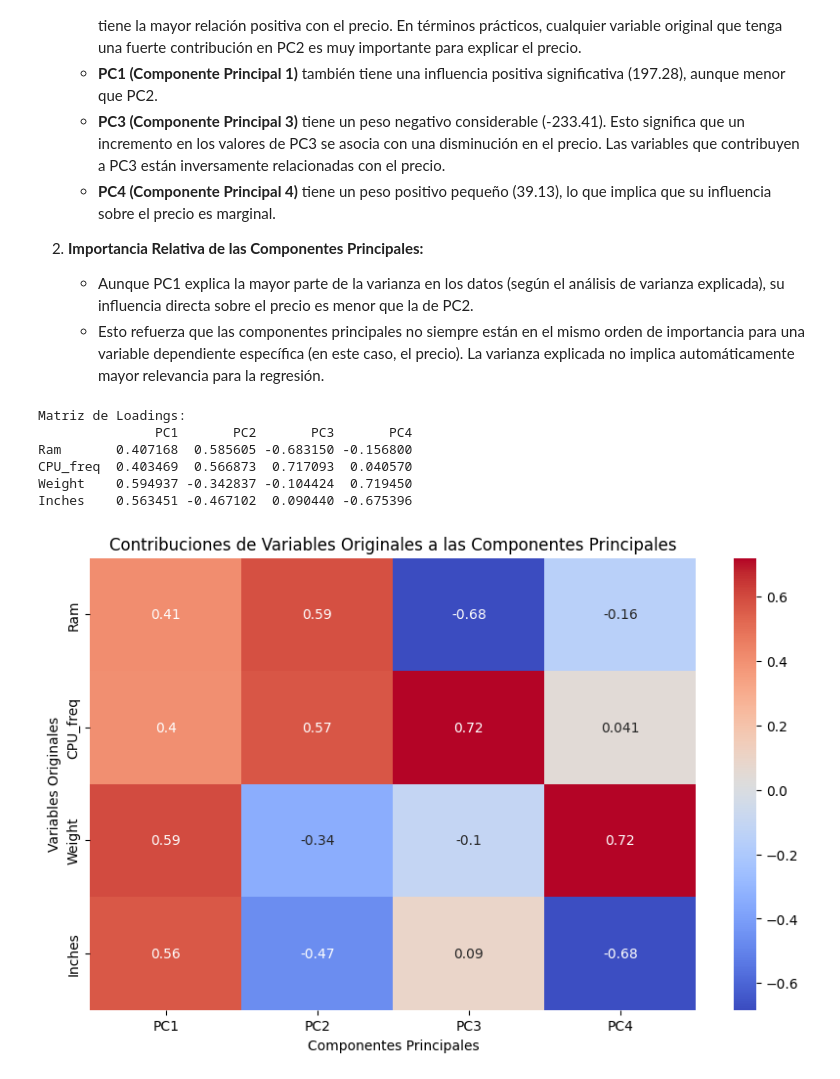
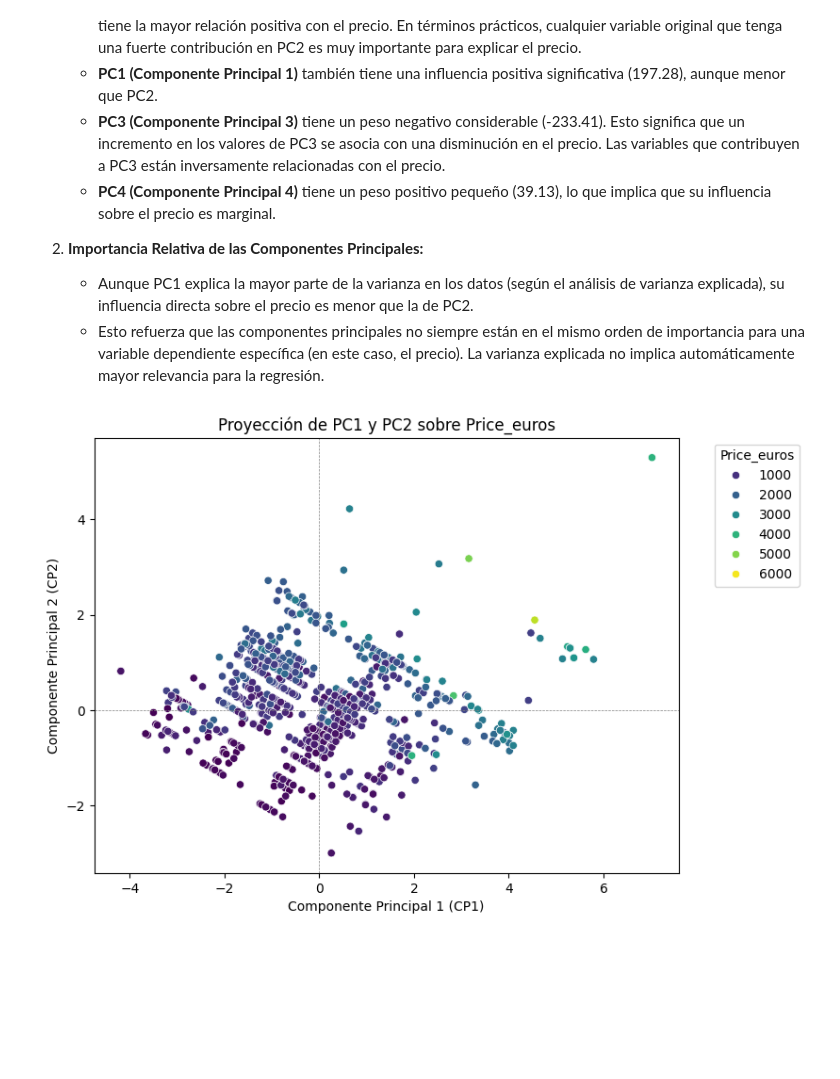
Before and after one commit to gaboCiber/A-statistical-analisis-of-Laptop-Prices, a Jupyter notebook: laptop_prices.ipynb, the cells around one changed output. Cells and saved outputs as stored; diff of their text form; code cells hidden in the pictures; blank space fills up the shorter version.

```diff
--- a/laptop_prices.ipynb
+++ b/laptop_prices.ipynb
@@ -1912,32 +2041,21 @@ Podemos sacar las siguientes conclusiones:
 2. **Importancia Relativa de las Componentes Principales:**
    - Aunque PC1 explica la mayor parte de la varianza en los datos (según el análisis de varianza explicada), su influencia directa sobre el precio es menor que la de PC2.
    - Esto refuerza que las componentes principales no siempre están en el mismo orden de importancia para una variable dependiente específica (en este caso, el precio). La varianza explicada no implica automáticamente mayor relevancia para la regresión.
-# %%
-# Matriz de vectores propios (*loadings*)
-loadings = pca.components_.T
-
-# Crear un DataFrame con los *loadings*
-loadings_df = pd.DataFrame(
-    loadings,
-    columns=[f'PC{i+1}' for i in range(loadings.shape[1])],
-    index=variables_numericas
-)
-
-print("Matriz de Loadings:")
-print(loadings_df)
-
-# Visualizar la matriz de *loadings* con un mapa de calor
-plt.figure(figsize=(10, 6))
-sns.heatmap(loadings_df, annot=True, cmap='coolwarm')
-plt.title('Contribuciones de Variables Originales a las Componentes Principales')
-plt.xlabel('Componentes Principales')
-plt.ylabel('Variables Originales')
-plt.show()
-# %% [output]
-Matriz de Loadings:
-               PC1       PC2       PC3       PC4
-Ram       0.407168  0.585605 -0.683150 -0.156800
-CPU_freq  0.403469  0.566873  0.717093  0.040570
-Weight    0.594937 -0.342837 -0.104424  0.719450
-Inches    0.563451 -0.467102  0.090440 -0.675396
-[figure, removed]
+# %%
+
+# Crear un DataFrame con los dos primeros componentes
+df_pca = pd.DataFrame(X_pca[:, :2], columns=['CP1', 'CP2'])
+df_pca['Price_euros'] = laptop_data['Price_euros']
+
+# Visualizar la proyección de los datos
+plt.figure(figsize=(8, 6))
+scatter = sns.scatterplot(x='CP1', y='CP2', hue='Price_euros', data=df_pca, palette='viridis')
+plt.title('Proyección de PC1 y PC2 sobre Price_euros')
+plt.xlabel('Componente Principal 1 (CP1)')
+plt.ylabel('Componente Principal 2 (CP2)')
+plt.axhline(0, color='gray', linestyle='--', linewidth=0.5)
+plt.axvline(0, color='gray', linestyle='--', linewidth=0.5)
+plt.legend(title='Price_euros', bbox_to_anchor=(1.05, 1), loc='upper left')
+plt.show()
+# %% [output]
+[figure, added]
```
Also changed, not shown: parts of 23 cells of this notebook.
